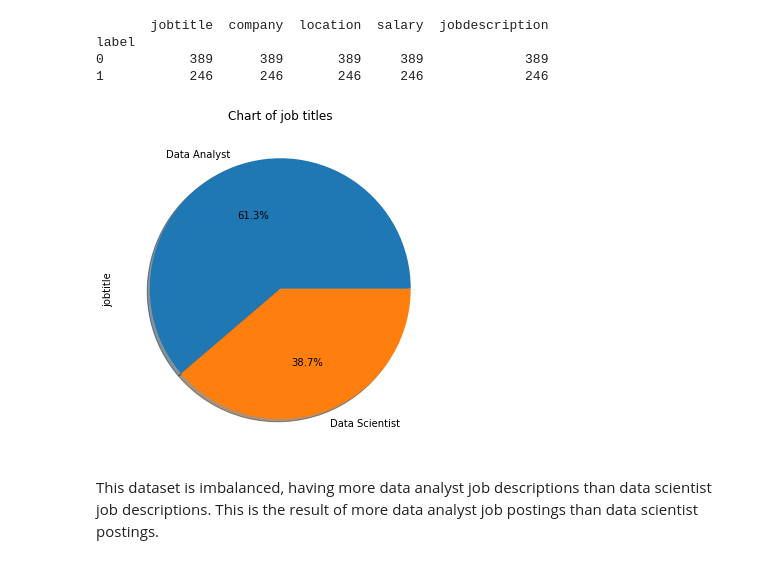
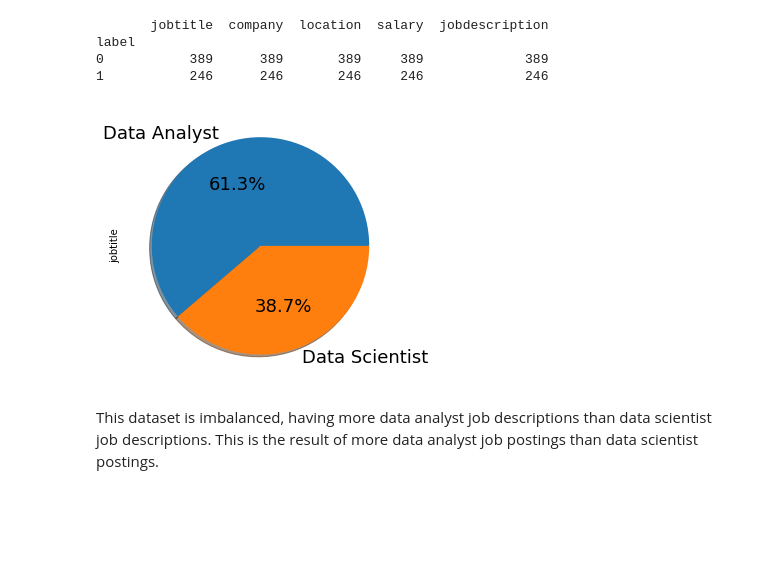
Before and after one commit to jma199/nlp-jobmarket, a Jupyter notebook: 2 main_jobdesc_eda_sql.ipynb, the cells around one changed output. Drawn from its saved outputs; the diff is of its cells as text; code cells hidden in the pictures; blank space fills up the shorter version.

Commit message:
work on eda, save figures

```diff
--- a/2 main_jobdesc_eda_sql.ipynb
+++ b/2 main_jobdesc_eda_sql.ipynb
@@ -118,13 +118,12 @@ label
 1           246      246       246     246             246
 # %%
 # plot
-fig, ax = plt.subplots(figsize = (6,6))
+fig, ax = plt.subplots(figsize = (5,5))
 labels = 'Data Analyst', 'Data Scientist'
-ax = joblabels['jobtitle'].plot.pie(subplots = True, labels = labels, autopct = '%1.1f%%', shadow = True)
-plt.title("Chart of job titles")
+ax = joblabels['jobtitle'].plot.pie(subplots = True, labels = labels, autopct = '%1.1f%%', shadow = True, fontsize = 18)
 plt.show()
 # %% [output]
-[figure, old version]
+[figure, new version]
 # %% [markdown]
 This dataset is imbalanced, having more data analyst job descriptions than data scientist job descriptions. This is the result of more data analyst job postings than data scientist postings.
 # %% [markdown]
```
Also changed, not shown: parts of 6 cells of this notebook, 6 other files.
